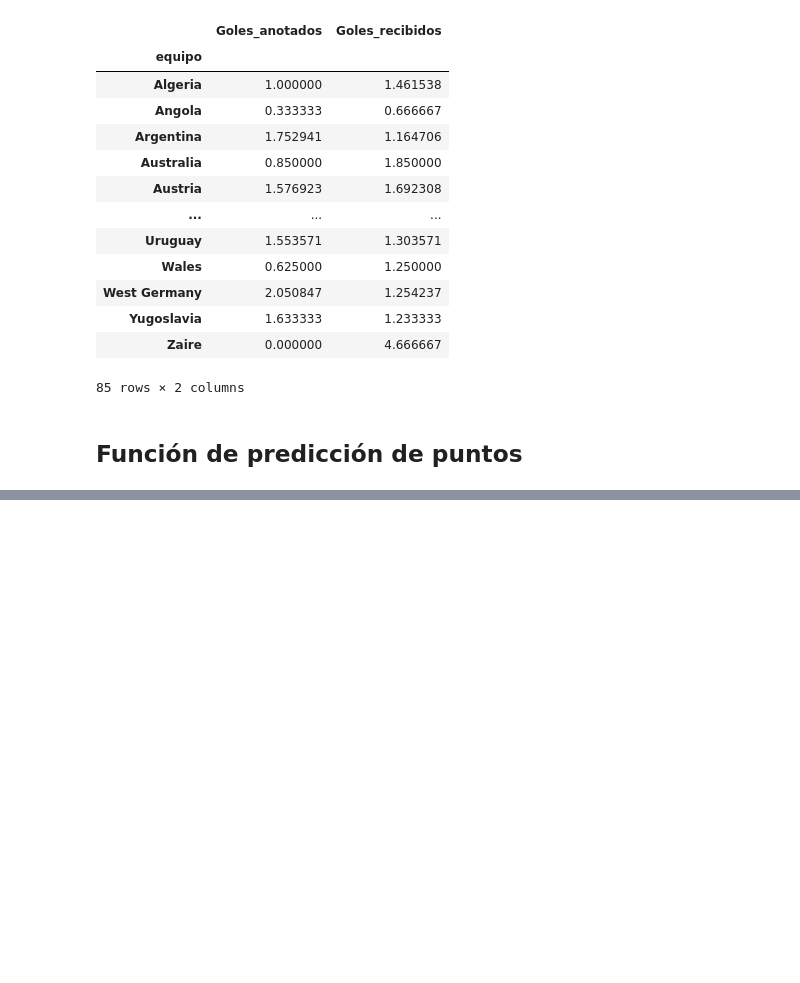
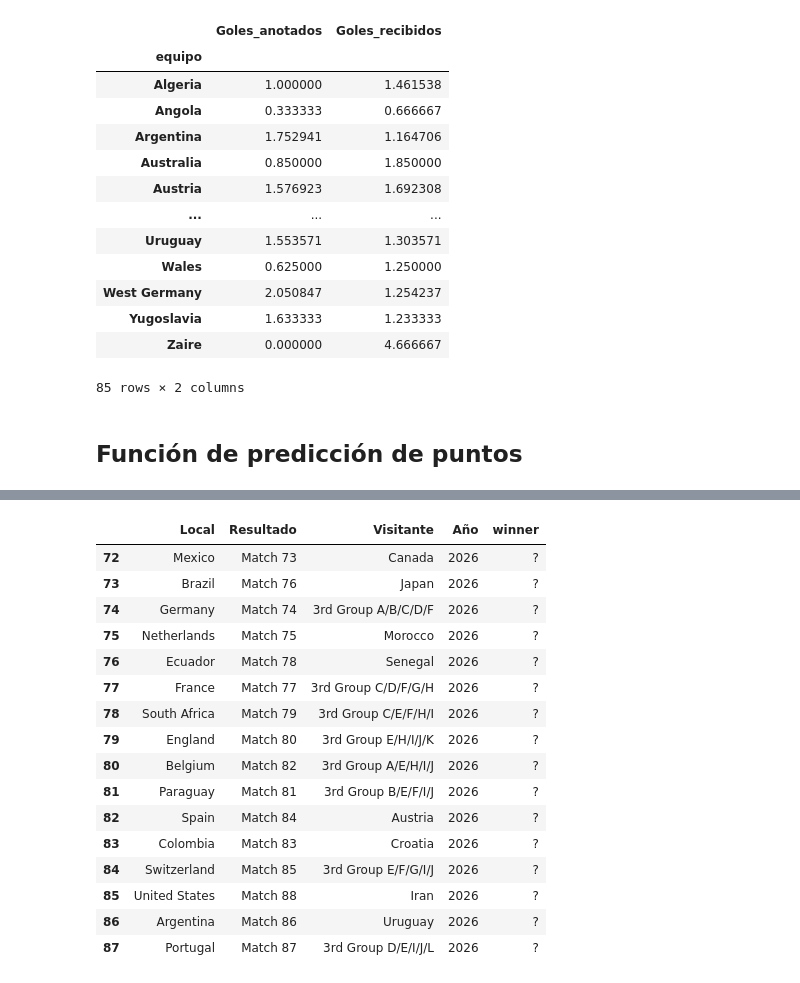
Before and after one commit to IVDAL2NIGHT/FIFA-Worldcup-2026-winner-predictor, a Jupyter notebook: modelo.ipynb, the cells around one changed output, grey strips where cells are left out. Saved outputs shown, nothing was run; the diff lists cells and outputs as text; code cells hidden in the pictures; blank space fills up the shorter version.

```diff
--- a/modelo.ipynb
+++ b/modelo.ipynb
@@ -151,0 +194,3 @@ def predict_points(home, away):
+# %%
+pd.set_option('display.max_rows', None)
+pd.set_option('display.max_columns', None)
@@ -151,0 +217,8 @@ def predict_points(home, away):
+# %%
+df_fixture_group_72 = df_fixture[:72].copy()
+df_fixture_32 = df_fixture[72:88].copy()
+df_fixture_8 = df_fixture[88:96].copy()
+df_fixture_4 = df_fixture[96:100].copy()
+df_fixture_semifinal = df_fixture[100:102].copy()
+df_fixture_tercer = df_fixture[102:103].copy()
+df_fixture_final = df_fixture[103:].copy()
@@ -151,0 +234,3 @@ def predict_points(home, away):
+# %%
+for group in dict_table:
+    print(dict_table[group]['Team'].values)
@@ -151,0 +250,13 @@ def predict_points(home, away):
+# %%
+for group in dict_table:
+    teams_in_group = dict_table[group]['Team'].values
+    df_fixture_group_6 = df_fixture_group_72[df_fixture_group_72['Local'].isin(teams_in_group)]
+    for index, row in df_fixture_group_6.iterrows():
+        home, away = row['Local'], row['Visitante']
+        points_home, points_away = predict_points(home, away)
+        dict_table[group].loc[dict_table[group]['Team'] == home, 'Pts'] += points_home
+        dict_table[group].loc[dict_table[group]['Team'] == away, 'Pts'] += points_away
+
+    dict_table[group] = dict_table[group].sort_values('Pts', ascending=False).reset_index()
+    dict_table[group] = dict_table[group][['Team', 'Pts']]
+    dict_table[group] = dict_table[group].round(0)
@@ -151,0 +313,26 @@ def predict_points(home, away):
+# %%
+for group in dict_table:
+  group_winner = dict_table[group].loc[0, 'Team']
+  runners_up = dict_table[group].loc[1, 'Team']
+  df_fixture_32.replace({f'Winner Group {group[-1]}': group_winner,
+                         f'Runner-up Group {group[-1]}': runners_up}, inplace = True)
+df_fixture_32['winner'] = '?'
+df_fixture_32
+# %% [output]
+|  | Local | Resultado | Visitante | Año | winner |
+| 72 | Mexico | Match 73 | Canada | 2026 | ? |
+| 73 | Brazil | Match 76 | Japan | 2026 | ? |
+| 74 | Germany | Match 74 | 3rd Group A/B/C/D/F | 2026 | ? |
+| 75 | Netherlands | Match 75 | Morocco | 2026 | ? |
+| 76 | Ecuador | Match 78 | Senegal | 2026 | ? |
+| 77 | France | Match 77 | 3rd Group C/D/F/G/H | 2026 | ? |
+| 78 | South Africa | Match 79 | 3rd Group C/E/F/H/I | 2026 | ? |
+| 79 | England | Match 80 | 3rd Group E/H/I/J/K | 2026 | ? |
+| 80 | Belgium | Match 82 | 3rd Group A/E/H/I/J | 2026 | ? |
+| 81 | Paraguay | Match 81 | 3rd Group B/E/F/I/J | 2026 | ? |
+| 82 | Spain | Match 84 | Austria | 2026 | ? |
+| 83 | Colombia | Match 83 | Croatia | 2026 | ? |
+| 84 | Switzerland | Match 85 | 3rd Group E/F/G/I/J | 2026 | ? |
+| 85 | United States | Match 88 | Iran | 2026 | ? |
+| 86 | Argentina | Match 86 | Uruguay | 2026 | ? |
+| 87 | Portugal | Match 87 | 3rd Group D/E/I/J/L | 2026 | ? |
```
Also changed, not shown: parts of 17 cells of this notebook, 2 other files.
